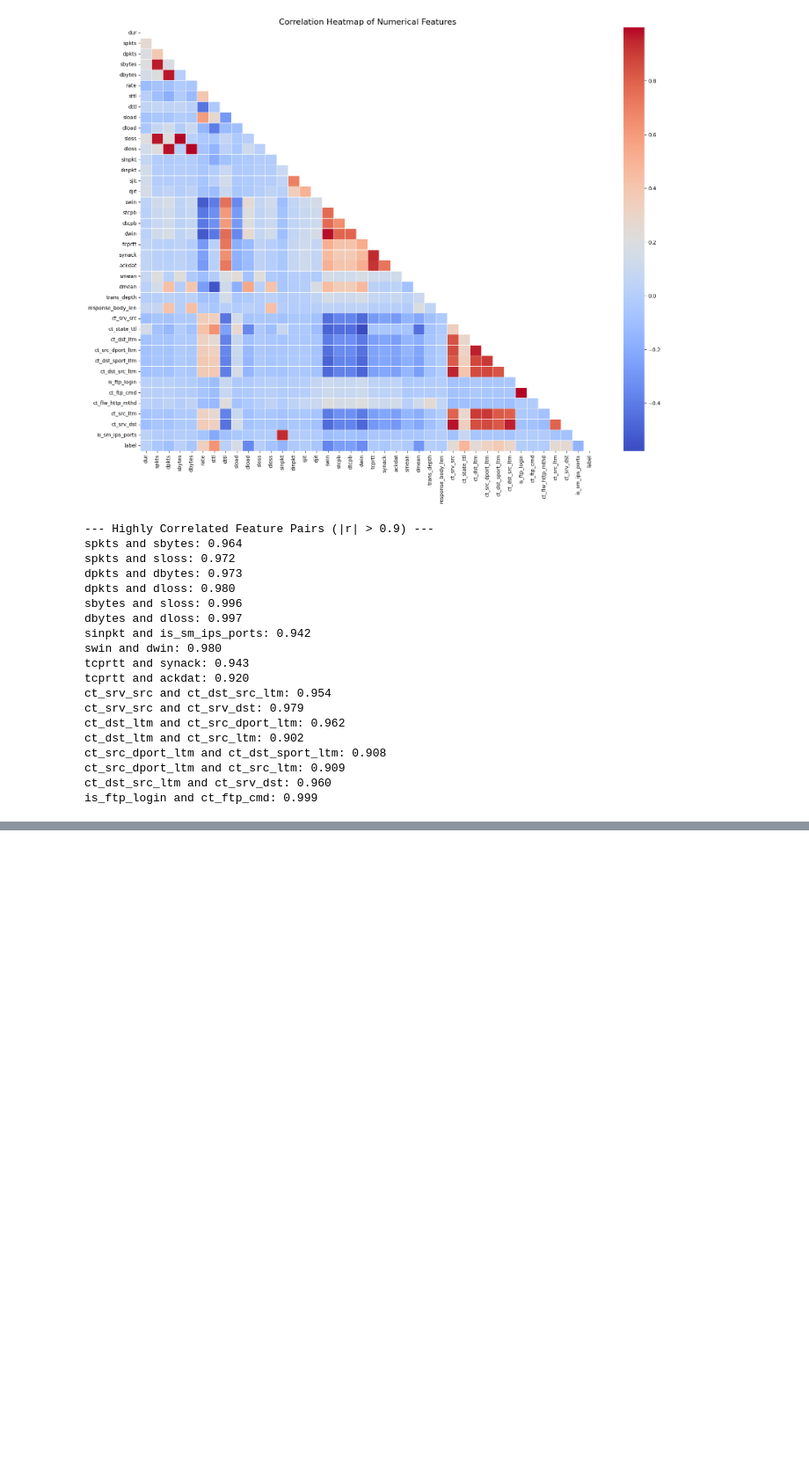
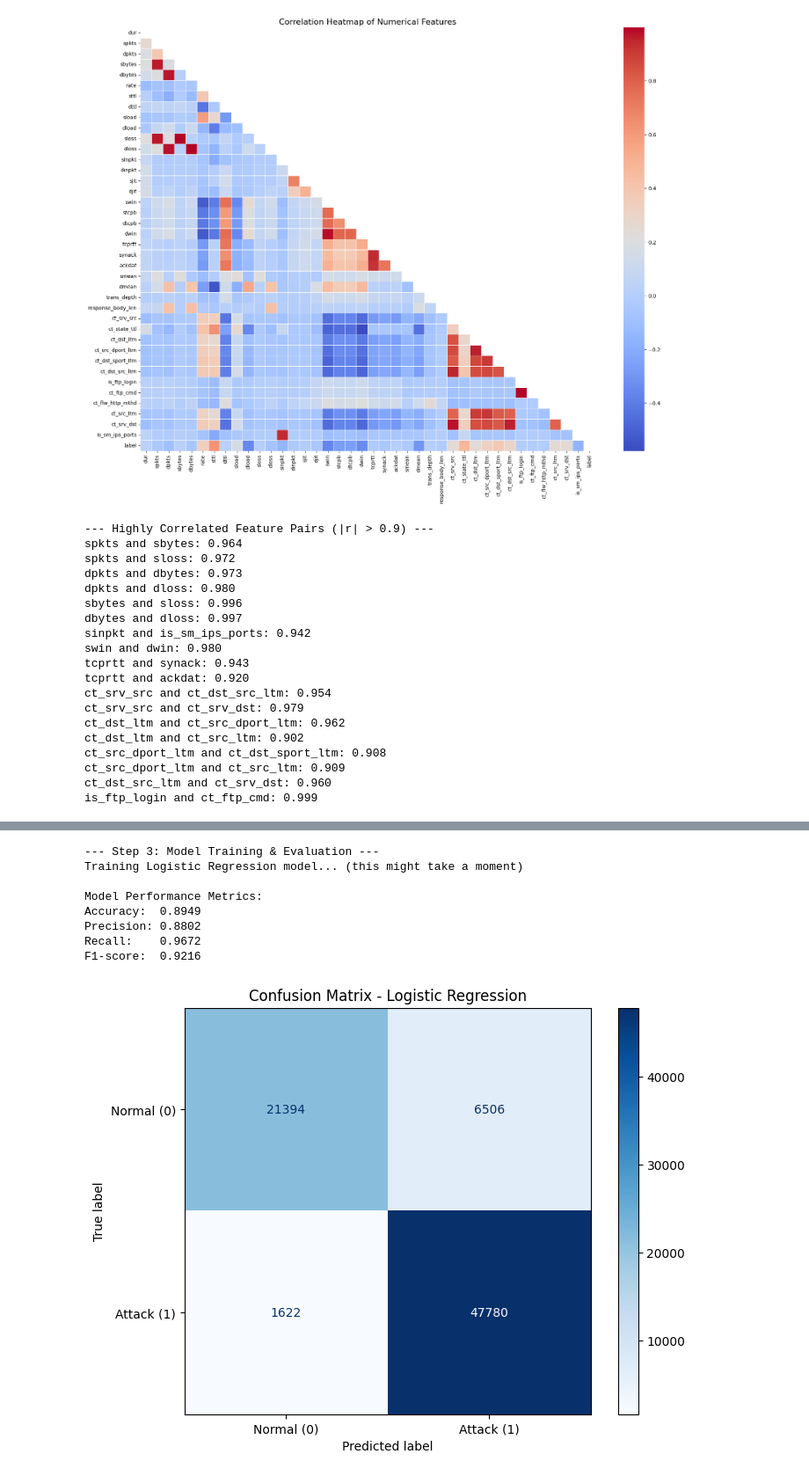
Before and after one commit to 16ajeet/IDS-XAI, a Jupyter notebook: logistic-unsw-nb15.ipynb, the cells around one changed output, grey strips where cells are left out. Shown at 88% size. Drawn from its saved outputs; the diff is of its cells as text; code cells hidden in the pictures; blank space fills up the shorter version.

Commit message:
Kaggle Notebook | Logistic-UNSW-NB15 | Version 2

```diff
--- a/logistic-unsw-nb15.ipynb
+++ b/logistic-unsw-nb15.ipynb
@@ -204,0 +295,45 @@ is_ftp_login and ct_ftp_cmd: 0.999
+# %%
+from sklearn.linear_model import LogisticRegression
+from sklearn.metrics import accuracy_score, precision_score, recall_score, f1_score, confusion_matrix, ConfusionMatrixDisplay
+import matplotlib.pyplot as plt
+
+print("--- Step 3: Model Training & Evaluation ---")
+
+# 1. Initialize and Train the Model
+# max_iter is increased because network datasets are large and need more iterations to converge
+log_reg = LogisticRegression(max_iter=1000, random_state=42)
+print("Training Logistic Regression model... (this might take a moment)")
+log_reg.fit(X_train_scaled, y_train)
+
+# 2. Make Predictions
+y_pred = log_reg.predict(X_test_scaled)
+
+# 3. Calculate Performance Metrics
+accuracy = accuracy_score(y_test, y_pred)
+precision = precision_score(y_test, y_pred)
+recall = recall_score(y_test, y_pred)
+f1 = f1_score(y_test, y_pred)
+
+print(f"\nModel Performance Metrics:")
+print(f"Accuracy:  {accuracy:.4f}")
+print(f"Precision: {precision:.4f}")
+print(f"Recall:    {recall:.4f}")
+print(f"F1-score:  {f1:.4f}")
+
+# 4. Plot Confusion Matrix
+cm = confusion_matrix(y_test, y_pred)
+disp = ConfusionMatrixDisplay(confusion_matrix=cm, display_labels=['Normal (0)', 'Attack (1)'])
+fig, ax = plt.subplots(figsize=(8, 6))
+disp.plot(cmap='Blues', values_format='d', ax=ax)
+plt.title('Confusion Matrix - Logistic Regression')
+plt.show()
+# %% [output]
+--- Step 3: Model Training & Evaluation ---
+Training Logistic Regression model... (this might take a moment)
+
+Model Performance Metrics:
+Accuracy:  0.8949
+Precision: 0.8802
+Recall:    0.9672
+F1-score:  0.9216
+[figure, added]
```
Also changed, not shown: parts of 5 cells of this notebook.
